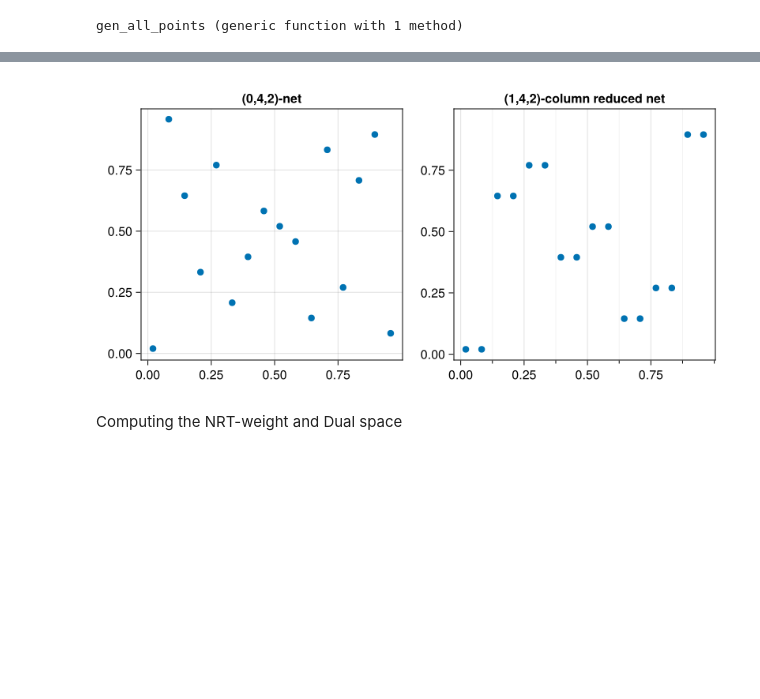
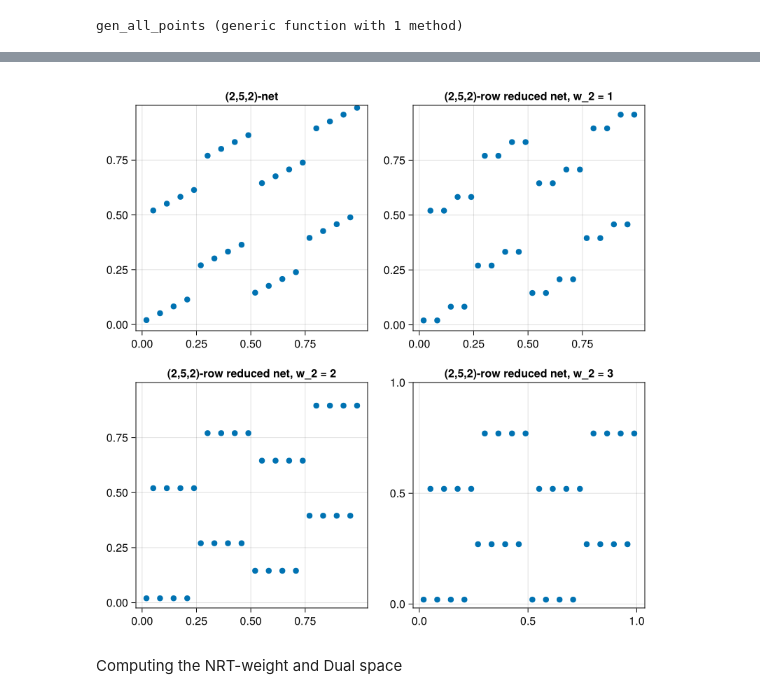
Before and after one commit to Vishnupriya-Anupindi/t_value_experiments, a Jupyter notebook: Reduced_nets.ipynb, the cells around one changed output, grey strips where cells are left out. Saved outputs shown, nothing was run; the diff lists cells and outputs as text; code cells hidden in the pictures; blank space fills up the shorter version.

Commit message:
new plots

```diff
--- a/Reduced_nets.ipynb
+++ b/Reduced_nets.ipynb
@@ -226,0 +243,7 @@ C_rr = [C_rr1,C_rr2]
+# %%
+# m = 5 Use Ctrl+/ to comment out and back
+# w_1 = 0, w_2 =2
+C_rr1 = [1 0 0 0 0; 0 1 0 0 0; 0 0 1 0 0; 0 0 0 1 0; 0 0 0 0 1]
+C_rr2 = [0 0 0 0 1; 0 1 0 0 0; 1 0 0 0 0; 0 0 0 0 0; 0 0 0 0 0]
+C_rr1, C_rr2 = S(C_rr1), S(C_rr2)
+C_rr = [C_rr1,C_rr2]
@@ -232,4 +259,5 @@ C_rr = [C_rr1,C_rr2]
 # %%
 gen_all_points(C_rr,b)
 pts_rr = sort(gen_all_points(C_rr,b))
+pts_rr_shift = [pts_rr[i] .+ 0.02 for i in 1:length(pts_rr)]
 # %% [output]
@@ -262,0 +291,7 @@ unq_coord = [length(pts_j_unq_rr_1), length(pts_j_unq_rr_2)]
+# %%
+# m = 5 Use Ctrl+/ to comment out and back
+# w_1 = 0, w_2 =3
+C_rrr1 = [1 0 0 0 0; 0 1 0 0 0; 0 0 1 0 0; 0 0 0 1 0; 0 0 0 0 1]
+C_rrr2 = [0 0 0 0 1; 0 1 0 0 0; 0 0 0 0 0; 0 0 0 0 0; 0 0 0 0 0]
+C_rrr1, C_rrr2 = S(C_rrr1), S(C_rrr2)
+C_rrr = [C_rrr1,C_rrr2]
@@ -262,0 +302,4 @@ unq_coord = [length(pts_j_unq_rr_1), length(pts_j_unq_rr_2)]
+# %%
+gen_all_points(C_rrr,b)
+pts_rrr = sort(gen_all_points(C_rrr,b))
+pts_rrr_shift = [pts_rrr[i] .+ 0.02 for i in 1:length(pts_rrr)]
@@ -263,33 +324,46 @@ unq_coord = [length(pts_j_unq_rr_1), length(pts_j_unq_rr_2)]
 # %%
 #set_theme!(theme_ggplot2())
 # %%
-fig = Figure(resolution = (800, 400))
+fig = Figure(resolution = (800, 800))
 
 #kwargs = (; xminorticksvisible = true, xminorgridvisible = true)
 #xticks = [0.0, 0.5, 1.0], yticks = [0.0, 0.5, 1.0]
 #xminorticks = IntervalsBetween(4), xminorticksvisible = true, ygridvisible = false
 #limits = (nothing,nothing, -0.05, 1)
 
 #ax = Axis(fig[1,1], title = "", limits = (nothing,nothing, -0.05, 1))
 #scatter!( Point2.(pts) )
 
-ax = Axis(fig[1,1],title = "(0,4,2)-net",limits = (nothing,nothing, nothing, 1), xticks = [0.0, 0.25, 0.5, 0.75], yticks = [0.0, 0.25, 0.5, 0.75], xminorgridvisible = false, yminorticksvisible = false)
+ax = Axis(fig[1,1],title = "(2,5,2)-net",limits = (nothing,nothing, nothing, 1), xticks = [0.0, 0.25, 0.5, 0.75], yticks = [0.0, 0.25, 0.5, 0.75], xminorgridvisible = false, yminorticksvisible = false)
 scatter!( Point2.(pts_shift))
 
 #ax = Axis(fig[1,1], title = "(0,4,2)- net", limits = (nothing,nothing, nothing, 1),  xticks = [0.0, 0.25, 0.5, 0.75], xminorticks = IntervalsBetween(4), xminorticksvisible = true, yticks = [0.0, 0.25, 0.5, 0.75],  xminorgridvisible = true, yminorticksvisible = false, ygridvisible = false)
 #scatter!( Point2.(pts_shift) )
 
-ax = Axis(fig[1,2], title = "(1,4,2)-column reduced net", limits = (nothing,nothing, nothing, 1),  xticks = [0.0, 0.25, 0.5, 0.75], xminorticks = IntervalsBetween(2), xminorticksvisible = true, yticks = [0.0, 0.25, 0.5, 0.75],  xminorgridvisible = true, yminorticksvisible = false, ygridvisible = false)
+ax = Axis(fig[1,2], title = "(2,5,2)-row reduced net, w_2 = 1", limits = (nothing,nothing, nothing, 1), xticks = [0.0, 0.25, 0.5, 0.75], yticks = [0.0, 0.25, 0.5, 0.75],xminorgridvisible = false, yminorticksvisible = false)
 scatter!( Point2.(pts_cr_shift) )
+
+ax = Axis(fig[2,1], title = "(2,5,2)-row reduced net, w_2 = 2", limits = (nothing,nothing, nothing, 1), xticks = [0.0, 0.25, 0.5, 0.75], yticks = [0.0, 0.25, 0.5, 0.75],xminorgridvisible = false, yminorticksvisible = false)
+scatter!( Point2.(pts_rr_shift) )
+
+ax = Axis(fig[2,2], title = "(2,5,2)-row reduced net, w_2 = 3", limits = (nothing,nothing, nothing, 1), xticks = [0.0, 0.5, 1.0], yticks = [0.0, 0.5, 1.0],xminorgridvisible = false, yminorticksvisible = false)
+scatter!( Point2.(pts_rrr_shift) )
+
+
+#ax = Axis(fig[1,2], title = "(2,4,2)-row reduced net, w_2 = 1", limits = (nothing,nothing, nothing, 1),  xticks = [0.0, 0.25, 0.5, 0.75], xminorticks = IntervalsBetween(2), xminorticksvisible = true, yticks = [0.0, 0.25, 0.5, 0.75],  xminorgridvisible = true, yminorticksvisible = false, ygridvisible = false)
+#scatter!( Point2.(pts_cr_shift) )
+
+#ax = Axis(fig[1,3], title = "(2,4,2)-row reduced net, w_2 = 2", limits = (nothing,nothing, nothing, 1),  xticks = [0.0, 0.25, 0.5, 0.75], xminorticks = IntervalsBetween(2), xminorticksvisible = true, yticks = [0.0, 0.25, 0.5, 0.75],  xminorgridvisible = true, yminorticksvisible = false, ygridvisible = false)
+#scatter!( Point2.(pts_rr_shift) )
 
 #ax = Axis(fig[1,3], title = "col-row reduced point set")
 #scatter!( Point2.(pts_rr) )
 
-save("Plots/Digital_seqnet_reduced_m4_shift.png", fig)
-save("Plots/Digital_seqnet_reduced_m4_shift.svg", fig)
+save("Plots/Digital_net_t2_w123_rowred_m5_shift.png", fig)
+save("Plots/Digital_net_t2_w123_rowred_m5_shift.svg", fig)
 fig
 # %% [output]
-[figure, old version]
+[figure, new version]
 # %% [markdown]
 Computing the NRT-weight and Dual space
 # %%
```
Also changed, not shown: parts of 16 cells of this notebook, 10 other files.
